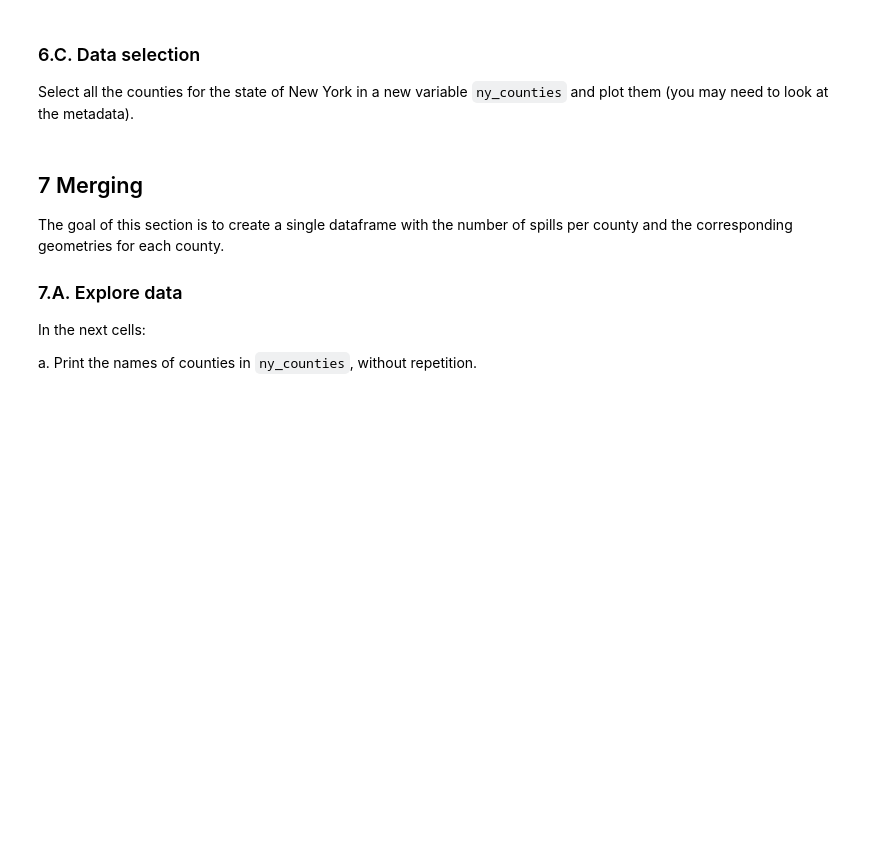
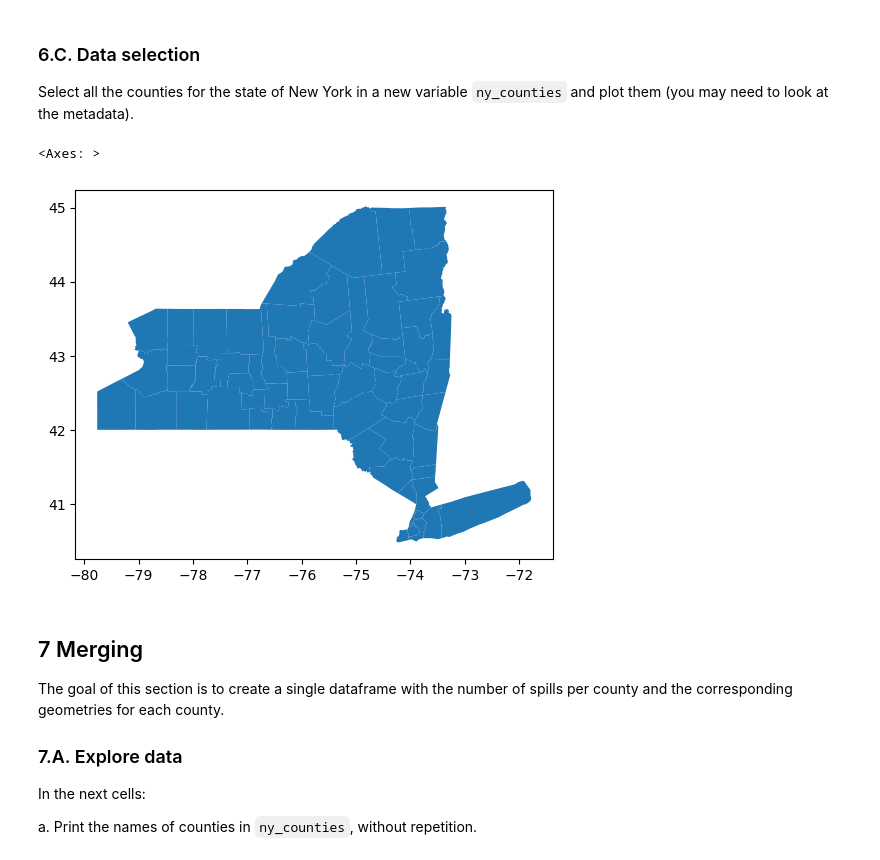
Before and after one commit to ashrcho/eds220-hwk3, a Jupyter notebook: hwk3-task2-spills.ipynb, the cells around one changed output. Drawn from its saved outputs; the diff is of its cells as text; code cells hidden in the pictures; blank space fills up the shorter version.

```diff
--- a/hwk3-task2-spills.ipynb
+++ b/hwk3-task2-spills.ipynb
@@ -561,12 +560,14 @@ Simplify column names as needed.
 # lowercase all column names
 counties.columns = counties.columns.str.lower()
 
-# change namelsad, intptlat and intplton col names
+# change intptlat and intplton col names
 counties = counties.rename(columns = {
-    "namelsad": "county",
     "intptlat":"latitude",
     "intptlon":"longitude"
 })
+
+# statefp to int
+counties['statefp'] = counties['statefp'].astype(int)
 # %% [markdown]
 <!-- END QUESTION -->
 
@@ -580,3 +579,12 @@ ny_counties = counties['']
+# %%
+# select for counties only in NY
+ny_counties = counties[counties['statefp'] == 36]
+
+# plot
+ny_counties.plot()
+# %% [output]
+<Axes: >
+[figure, added]
 # %% [markdown]
 <!-- END QUESTION -->
 
```
Also changed, not shown: parts of 21 cells of this notebook.
